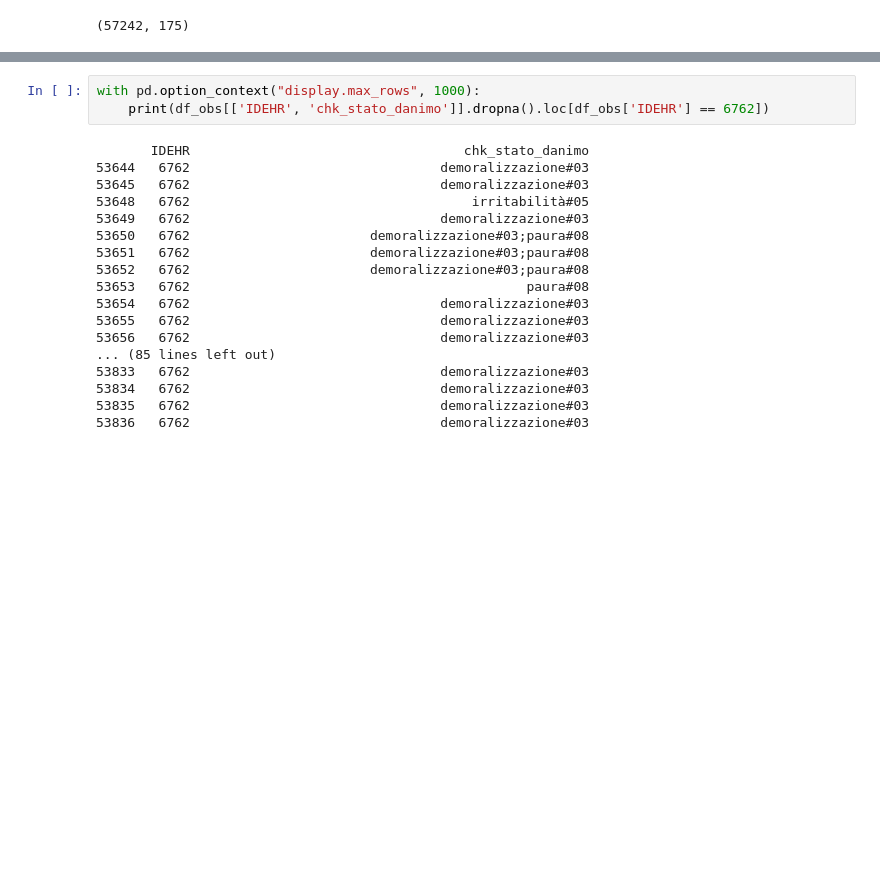
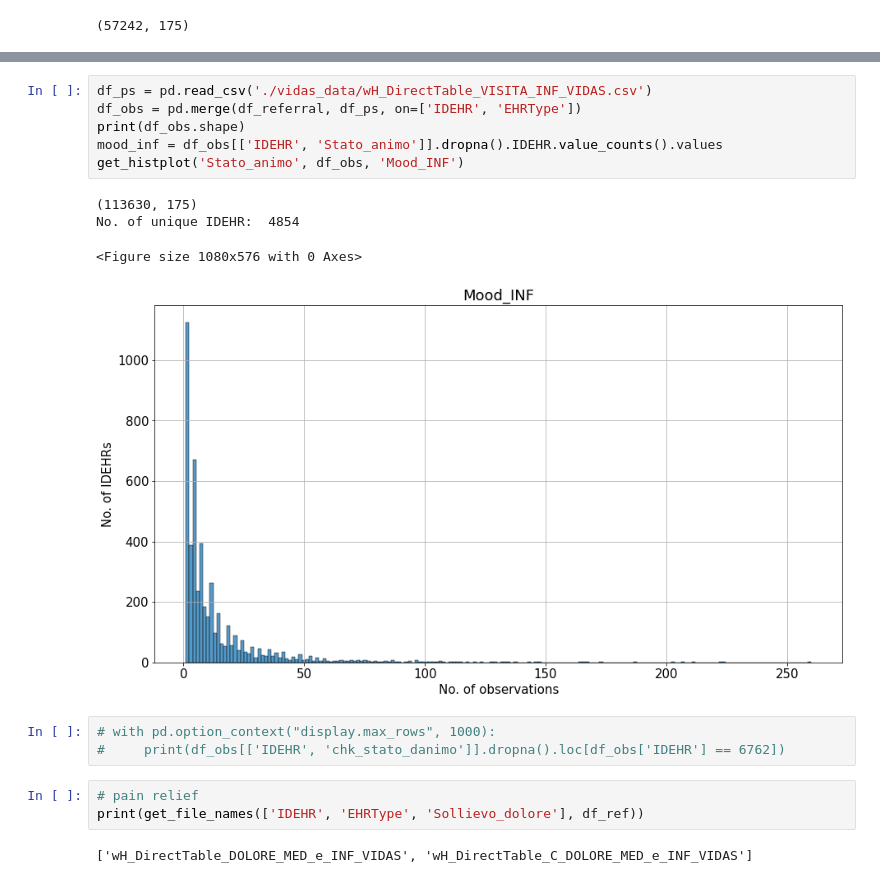
Before and after one commit to ryflect/cs692r-hospice, a Jupyter notebook: Referral Analysis - Observations.ipynb, the cells around one changed output, grey strips where cells are left out. Saved outputs shown, nothing was run; the diff lists cells and outputs as text; blank space fills up the shorter version.

```diff
--- a/Referral Analysis - Observations.ipynb
+++ b/Referral Analysis - Observations.ipynb
@@ -64,21 +71,19 @@ Name: IDEHR, Length: 3399, dtype: int64
+# %%
+df_ps = pd.read_csv('./vidas_data/wH_DirectTable_VISITA_INF_VIDAS.csv')
+df_obs = pd.merge(df_referral, df_ps, on=['IDEHR', 'EHRType'])
+print(df_obs.shape)
+mood_inf = df_obs[['IDEHR', 'Stato_animo']].dropna().IDEHR.value_counts().values
+get_histplot('Stato_animo', df_obs, 'Mood_INF')
+# %% [output]
+(113630, 175)
+No. of unique IDEHR:  4854
+<Figure size 1080x576 with 0 Axes>
+[figure, added]
 # %%
-with pd.option_context("display.max_rows", 1000):
-    print(df_obs[['IDEHR', 'chk_stato_danimo']].dropna().loc[df_obs['IDEHR'] == 6762])
+# with pd.option_context("display.max_rows", 1000):
+#     print(df_obs[['IDEHR', 'chk_stato_danimo']].dropna().loc[df_obs['IDEHR'] == 6762])
-# %% [output]
-       IDEHR                                   chk_stato_danimo
-53644   6762                                demoralizzazione#03
-53645   6762                                demoralizzazione#03
-53648   6762                                    irritabilità#05
-53649   6762                                demoralizzazione#03
-53650   6762                       demoralizzazione#03;paura#08
-53651   6762                       demoralizzazione#03;paura#08
-53652   6762                       demoralizzazione#03;paura#08
-53653   6762                                           paura#08
-53654   6762                                demoralizzazione#03
-53655   6762                                demoralizzazione#03
-53656   6762                                demoralizzazione#03
-... (85 lines left out)
-53833   6762                                demoralizzazione#03
-53834   6762                                demoralizzazione#03
-53835   6762                                demoralizzazione#03
-53836   6762                                demoralizzazione#03
+# %%
+# pain relief
+print(get_file_names(['IDEHR', 'EHRType', 'Sollievo_dolore'], df_ref))
+# %% [output]
+['wH_DirectTable_DOLORE_MED_e_INF_VIDAS', 'wH_DirectTable_C_DOLORE_MED_e_INF_VIDAS']
```
Also changed, not shown: parts of 15 cells of this notebook, 3 other files.
